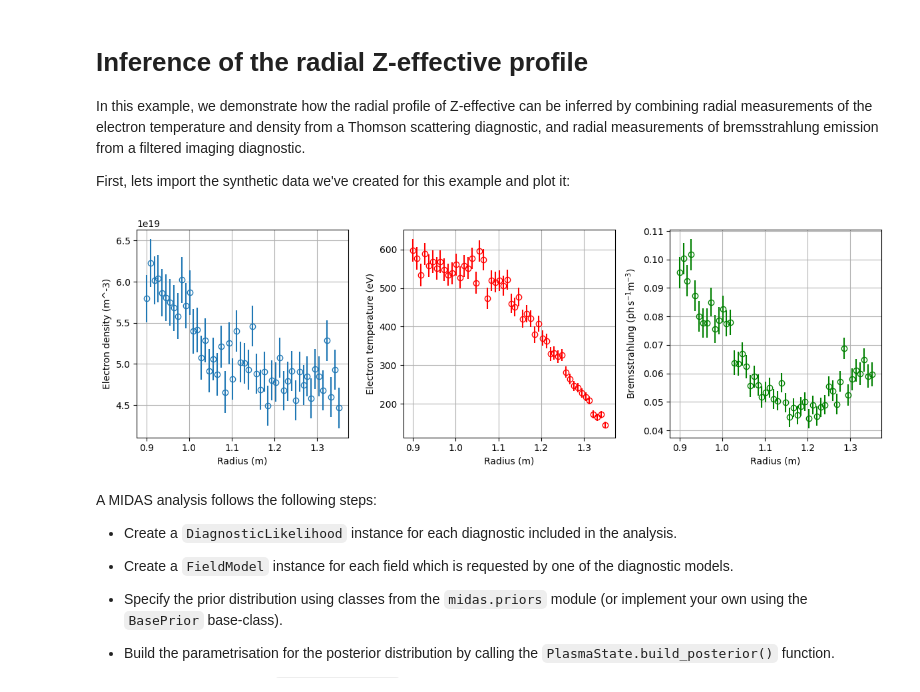
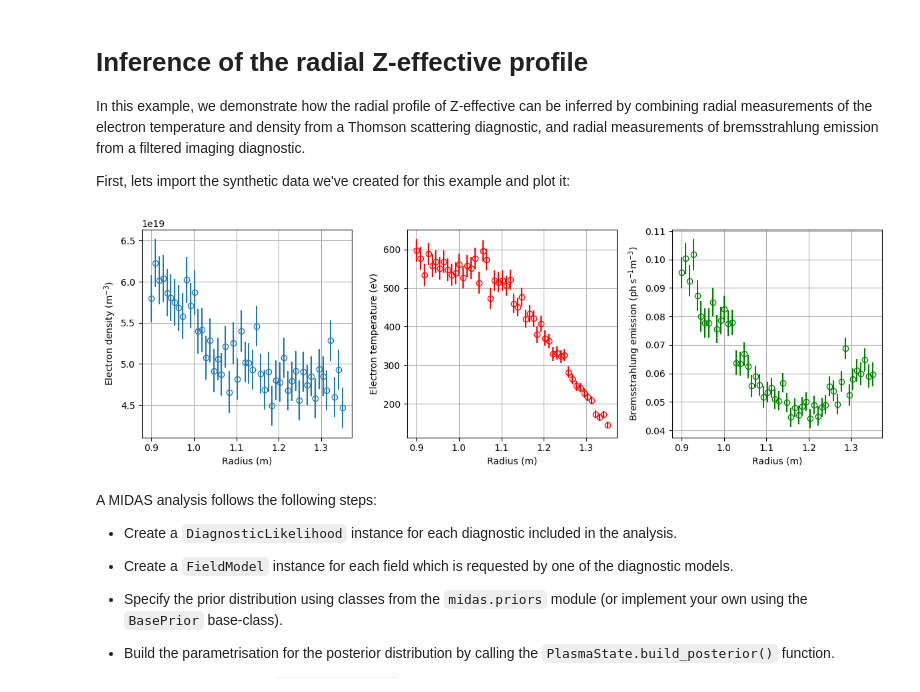
Before and after one commit to C-bowman/midas-examples, a Jupyter notebook: z-eff/z_effective_inference.ipynb, the cells around one changed output. Saved outputs shown, nothing was run; the diff lists cells and outputs as text; code cells hidden in the pictures.

```diff
--- a/z-eff/z_effective_inference.ipynb
+++ b/z-eff/z_effective_inference.ipynb
@@ -7,36 +7,36 @@ First, lets import the synthetic data we've created for this example and plot it
 # %%
 # import the synthetic diagnostic data and associated uncertainties
 from example_data import brem_measurements, brem_sigma, measurement_radius
 from example_data import te_measurements, ne_measurements, te_sigma, ne_sigma
 
 
 import matplotlib.pyplot as plt
 fig = plt.figure(figsize=(12, 4))
 ax1 = fig.add_subplot(1, 3, 1)
 ax2 = fig.add_subplot(1, 3, 2)
 ax3 = fig.add_subplot(1, 3, 3)
 
 data_style = dict(marker="o", linestyle="none", markerfacecolor="none")
 
 ax1.errorbar(measurement_radius, ne_measurements, yerr=ne_sigma, c="C0", **data_style)
 ax1.set_xlabel("Radius (m)")
-ax1.set_ylabel("Electron density (m^-3)")
+ax1.set_ylabel(r"Electron density $(\mathrm{m}^{-3})$")
 ax1.grid()
 
 ax2.errorbar(measurement_radius, te_measurements, yerr=te_sigma, c="red", **data_style)
 ax2.set_xlabel("Radius (m)")
 ax2.set_ylabel("Electron temperature (eV)")
 ax2.grid()
 
 ax3.errorbar(measurement_radius, brem_measurements, yerr=brem_sigma, c="green", **data_style)
 ax3.set_xlabel("Radius (m)")
-ax3.set_ylabel(r"Bremsstrahlung $(\mathrm{ph \, s^{-1} m^{-3})}$")
+ax3.set_ylabel(r"Bremsstrahlung emission $(\mathrm{ph \, s^{-1} m^{-3})}$")
 ax3.grid()
 
 fig.tight_layout()
 plt.show()
 # %% [output]
-[figure, old version]
+[figure, new version]
 # %% [markdown]
 A MIDAS analysis follows the following steps:
 
```
Also changed, not shown: parts of 1 cell of this notebook.
